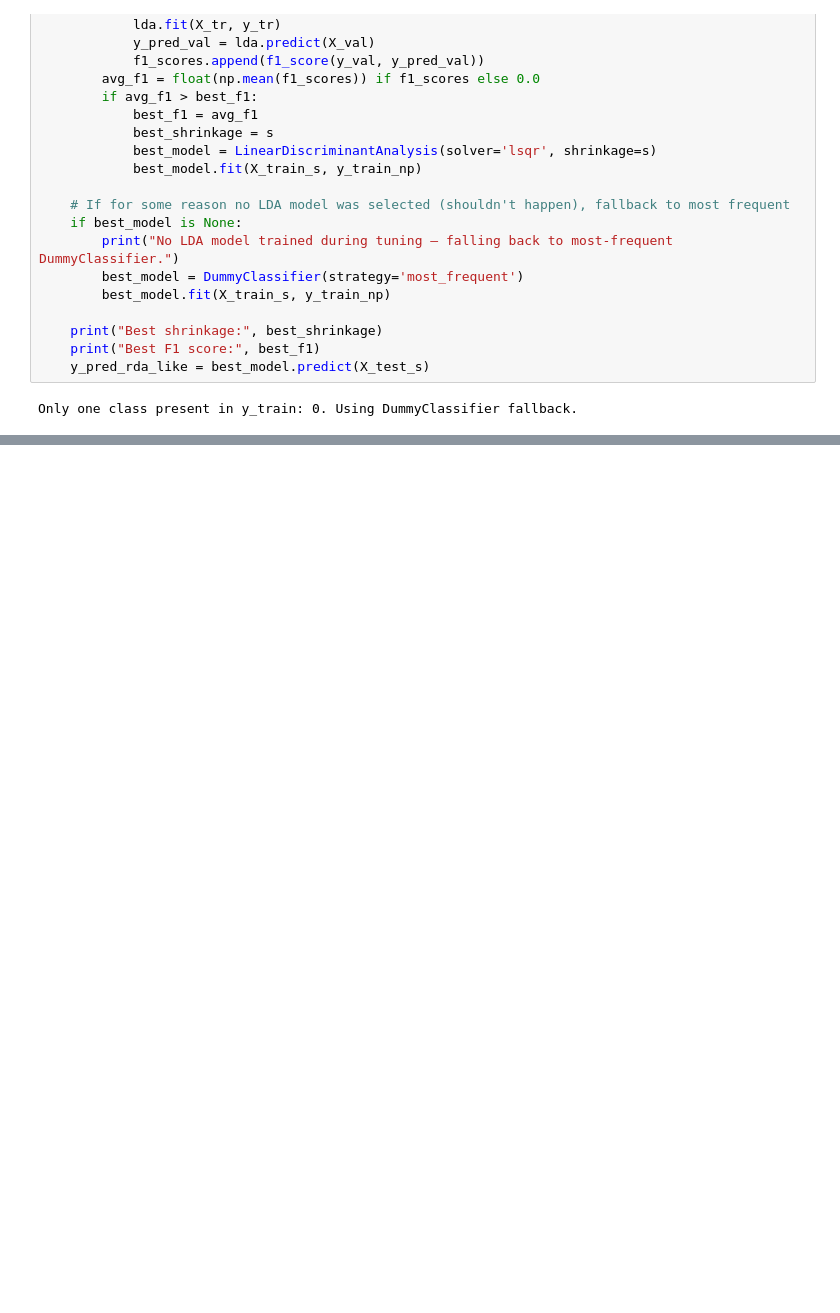
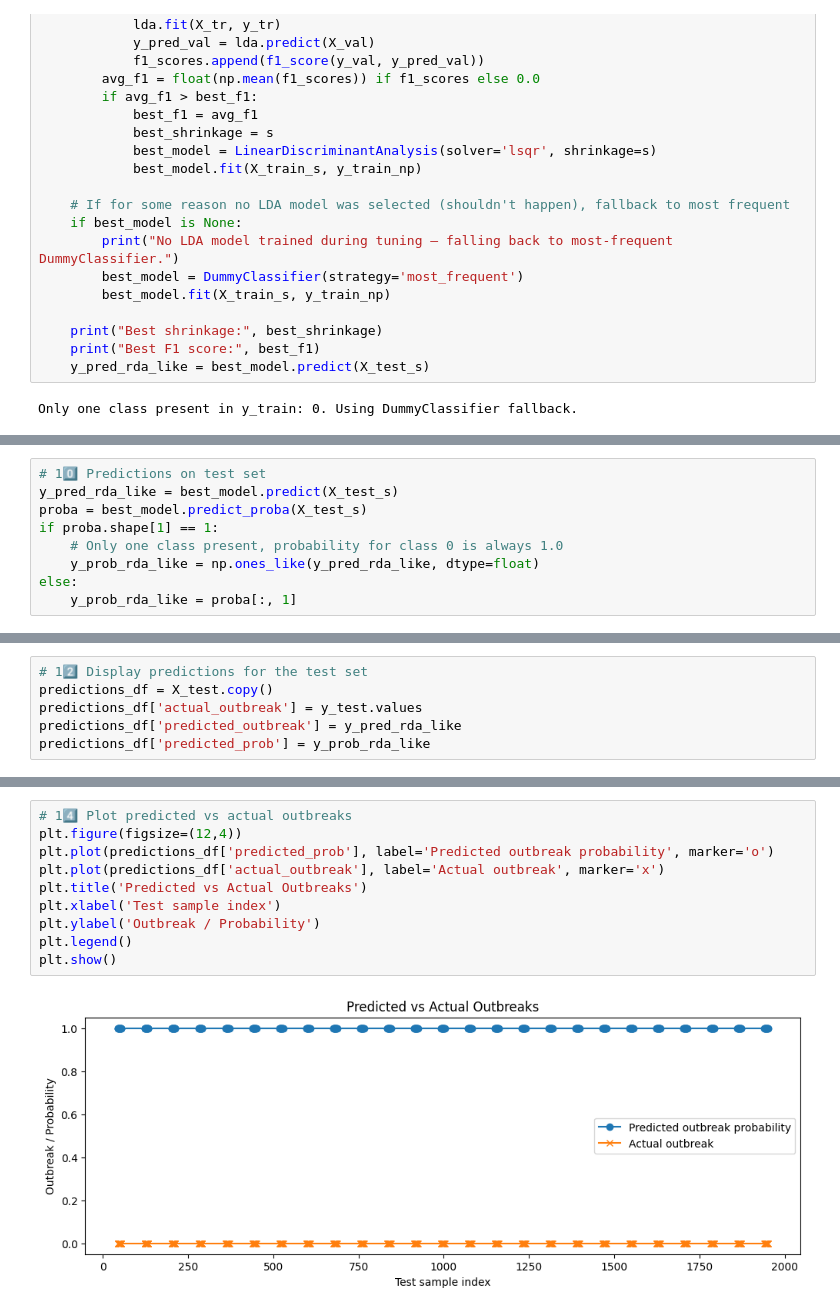
Before and after one commit to ABINAN2011/ML_assignment, a Jupyter notebook: main.ipynb, the cells around one changed output, grey strips where cells are left out. Saved outputs shown, nothing was run; the diff lists cells and outputs as text; blank space fills up the shorter version.

Commit message:
added predictions

```diff
--- a/main.ipynb
+++ b/main.ipynb
@@ -365,0 +342,9 @@ weighted avg       1.00      1.00      1.00       300
+# %%
+# 10️⃣ Predictions on test set
+y_pred_rda_like = best_model.predict(X_test_s)
+proba = best_model.predict_proba(X_test_s)
+if proba.shape[1] == 1:
+	# Only one class present, probability for class 0 is always 1.0
+	y_prob_rda_like = np.ones_like(y_pred_rda_like, dtype=float)
+else:
+	y_prob_rda_like = proba[:, 1]
@@ -365,0 +382,6 @@ weighted avg       1.00      1.00      1.00       300
+# %%
+# 12️⃣ Display predictions for the test set
+predictions_df = X_test.copy()
+predictions_df['actual_outbreak'] = y_test.values
+predictions_df['predicted_outbreak'] = y_pred_rda_like
+predictions_df['predicted_prob'] = y_prob_rda_like
@@ -365,0 +417,12 @@ weighted avg       1.00      1.00      1.00       300
+# %%
+# 14️⃣ Plot predicted vs actual outbreaks
+plt.figure(figsize=(12,4))
+plt.plot(predictions_df['predicted_prob'], label='Predicted outbreak probability', marker='o')
+plt.plot(predictions_df['actual_outbreak'], label='Actual outbreak', marker='x')
+plt.title('Predicted vs Actual Outbreaks')
+plt.xlabel('Test sample index')
+plt.ylabel('Outbreak / Probability')
+plt.legend()
+plt.show()
+# %% [output]
+[figure, added]
```
Also changed, not shown: parts of 5 cells of this notebook.
